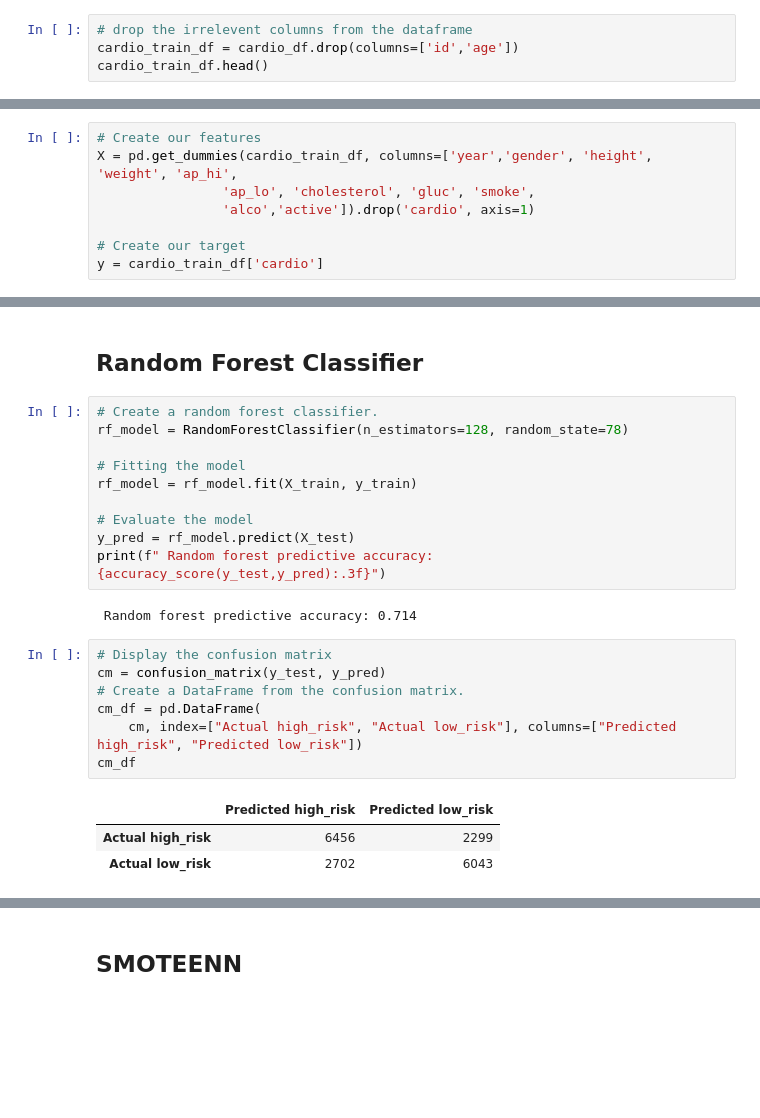
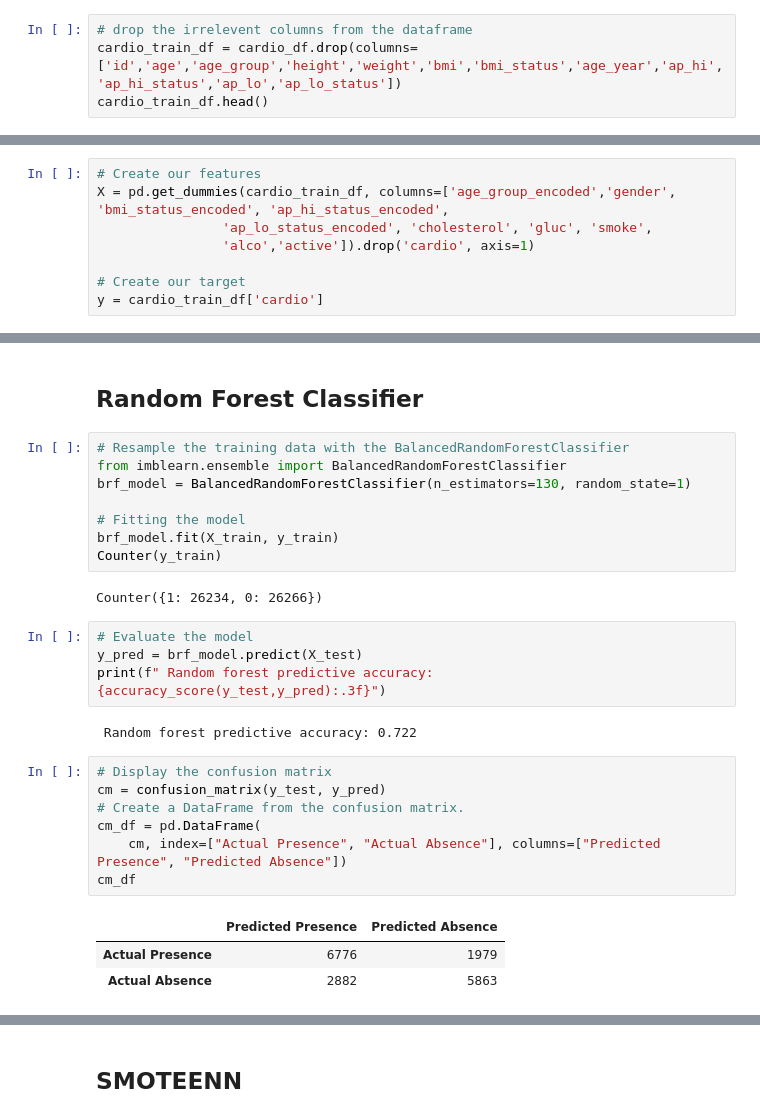
Before and after one commit to pasmi369/Heart_Analysis_Detection_Project, a Jupyter notebook: Testing_Models.ipynb, the cells around one changed output, grey strips where cells are left out. Drawn from its saved outputs; the diff is of its cells as text; blank space fills up the shorter version.

```diff
--- a/Testing_Models.ipynb
+++ b/Testing_Models.ipynb
@@ -41,6 +87,6 @@ cardio_df.head()
 # Split the Data into Training and Testing
 # %%
 # drop the irrelevent columns from the dataframe
-cardio_train_df = cardio_df.drop(columns=['id','age'])
+cardio_train_df = cardio_df.drop(columns=['id','age','age_group','height','weight','bmi','bmi_status','age_year','ap_hi','ap_hi_status','ap_lo','ap_lo_status'])
 cardio_train_df.head()
 # %% [output]
@@ -65,7 +111,7 @@ cardio_train_df.describe()
 # %%
 # Create our features
-X = pd.get_dummies(cardio_train_df, columns=['year','gender', 'height', 'weight', 'ap_hi',
-                'ap_lo', 'cholesterol', 'gluc', 'smoke',
+X = pd.get_dummies(cardio_train_df, columns=['age_group_encoded','gender', 'bmi_status_encoded', 'ap_hi_status_encoded',
+                'ap_lo_status_encoded', 'cholesterol', 'gluc', 'smoke',
                 'alco','active']).drop('cardio', axis=1)
 
 # Create our target
@@ -96,28 +142,32 @@ X_train, X_test, y_train, y_test = train_test_split(X, y, random_state=1, strati
 # %% [markdown]
 ## Random Forest Classifier
 # %%
-# Create a random forest classifier.
-rf_model = RandomForestClassifier(n_estimators=128, random_state=78)
+# Resample the training data with the BalancedRandomForestClassifier
+from imblearn.ensemble import BalancedRandomForestClassifier
+brf_model = BalancedRandomForestClassifier(n_estimators=130, random_state=1)
 
 # Fitting the model
-rf_model = rf_model.fit(X_train, y_train)
-
-# Evaluate the model
-y_pred = rf_model.predict(X_test)
-print(f" Random forest predictive accuracy: {accuracy_score(y_test,y_pred):.3f}")
+brf_model.fit(X_train, y_train)
+Counter(y_train)
 # %% [output]
- Random forest predictive accuracy: 0.714
+Counter({1: 26234, 0: 26266})
+# %%
+# Evaluate the model
+y_pred = brf_model.predict(X_test)
+print(f" Random forest predictive accuracy: {accuracy_score(y_test,y_pred):.3f}")
+# %% [output]
+ Random forest predictive accuracy: 0.722
 # %%
 # Display the confusion matrix
 cm = confusion_matrix(y_test, y_pred)
 # Create a DataFrame from the confusion matrix.
 cm_df = pd.DataFrame(
-    cm, index=["Actual high_risk", "Actual low_risk"], columns=["Predicted high_risk", "Predicted low_risk"])
+    cm, index=["Actual Presence", "Actual Absence"], columns=["Predicted Presence", "Predicted Absence"])
 cm_df
 # %% [output]
-|  | Predicted high_risk | Predicted low_risk |
-| Actual high_risk | 6456 | 2299 |
-| Actual low_risk | 2702 | 6043 |
+|  | Predicted Presence | Predicted Absence |
+| Actual Presence | 6776 | 1979 |
+| Actual Absence | 2882 | 5863 |
 # %%
 # Print the imbalanced classification report
 from imblearn.metrics import classification_report_imbalanced
```
Also changed, not shown: parts of 28 cells of this notebook.
